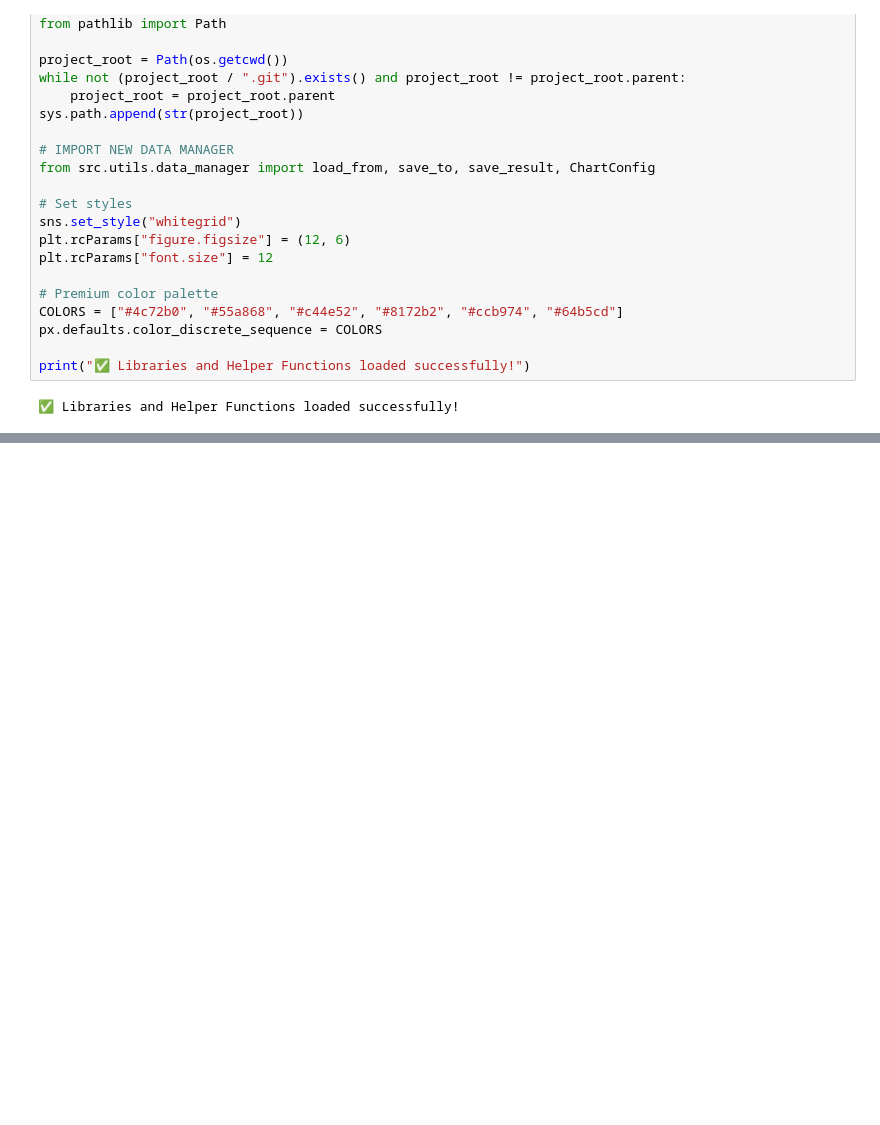
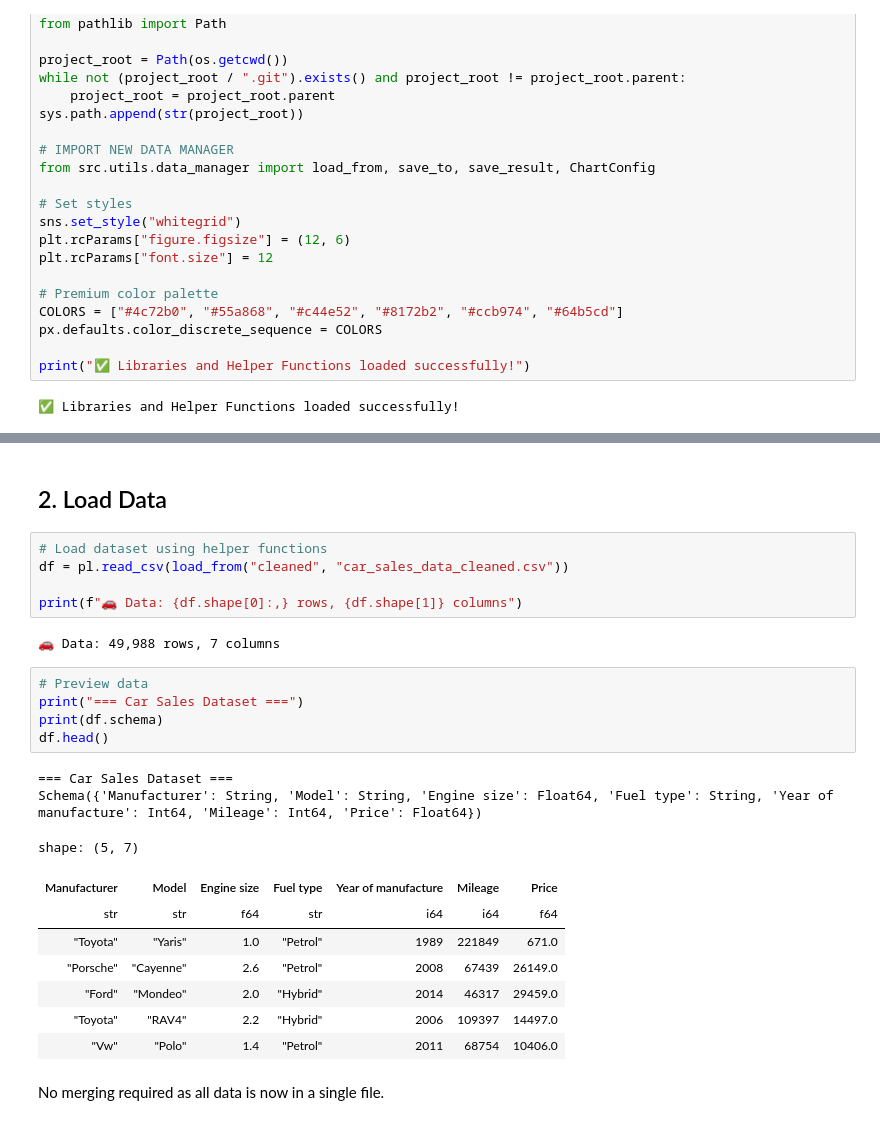
Before and after one commit to champyod/Aomsin-Tid-Data, a Jupyter notebook: notebooks/analysis/2_analysis.ipynb, the cells around one changed output, grey strips where cells are left out. Saved outputs shown, nothing was run; the diff lists cells and outputs as text; blank space fills up the shorter version.

```diff
--- a/notebooks/analysis/2_analysis.ipynb
+++ b/notebooks/analysis/2_analysis.ipynb
@@ -1092,0 +47,27 @@ print("   Charts saved to data/analysis/ for the /analysis dashboard page")
+# %% [markdown]
+ ## 2. Load Data
+# %%
+# Load dataset using helper functions
+df = pl.read_csv(load_from("cleaned", "car_sales_data_cleaned.csv"))
+
+print(f"🚗 Data: {df.shape[0]:,} rows, {df.shape[1]} columns")
+# %% [output]
+🚗 Data: 49,988 rows, 7 columns
+# %%
+# Preview data
+print("=== Car Sales Dataset ===")
+print(df.schema)
+df.head()
+# %% [output]
+=== Car Sales Dataset ===
+Schema({'Manufacturer': String, 'Model': String, 'Engine size': Float64, 'Fuel type': String, 'Year of manufacture': Int64, 'Mileage': Int64, 'Price': Float64})
+shape: (5, 7)
+| Manufacturer | Model | Engine size | Fuel type | Year of manufacture | Mileage | Price |
+| str | str | f64 | str | i64 | i64 | f64 |
+| "Toyota" | "Yaris" | 1.0 | "Petrol" | 1989 | 221849 | 671.0 |
+| "Porsche" | "Cayenne" | 2.6 | "Petrol" | 2008 | 67439 | 26149.0 |
+| "Ford" | "Mondeo" | 2.0 | "Hybrid" | 2014 | 46317 | 29459.0 |
+| "Toyota" | "RAV4" | 2.2 | "Hybrid" | 2006 | 109397 | 14497.0 |
+| "Vw" | "Polo" | 1.4 | "Petrol" | 2011 | 68754 | 10406.0 |
+# %% [markdown]
+ No merging required as all data is now in a single file.
```
Also changed, not shown: parts of 76 cells of this notebook.
